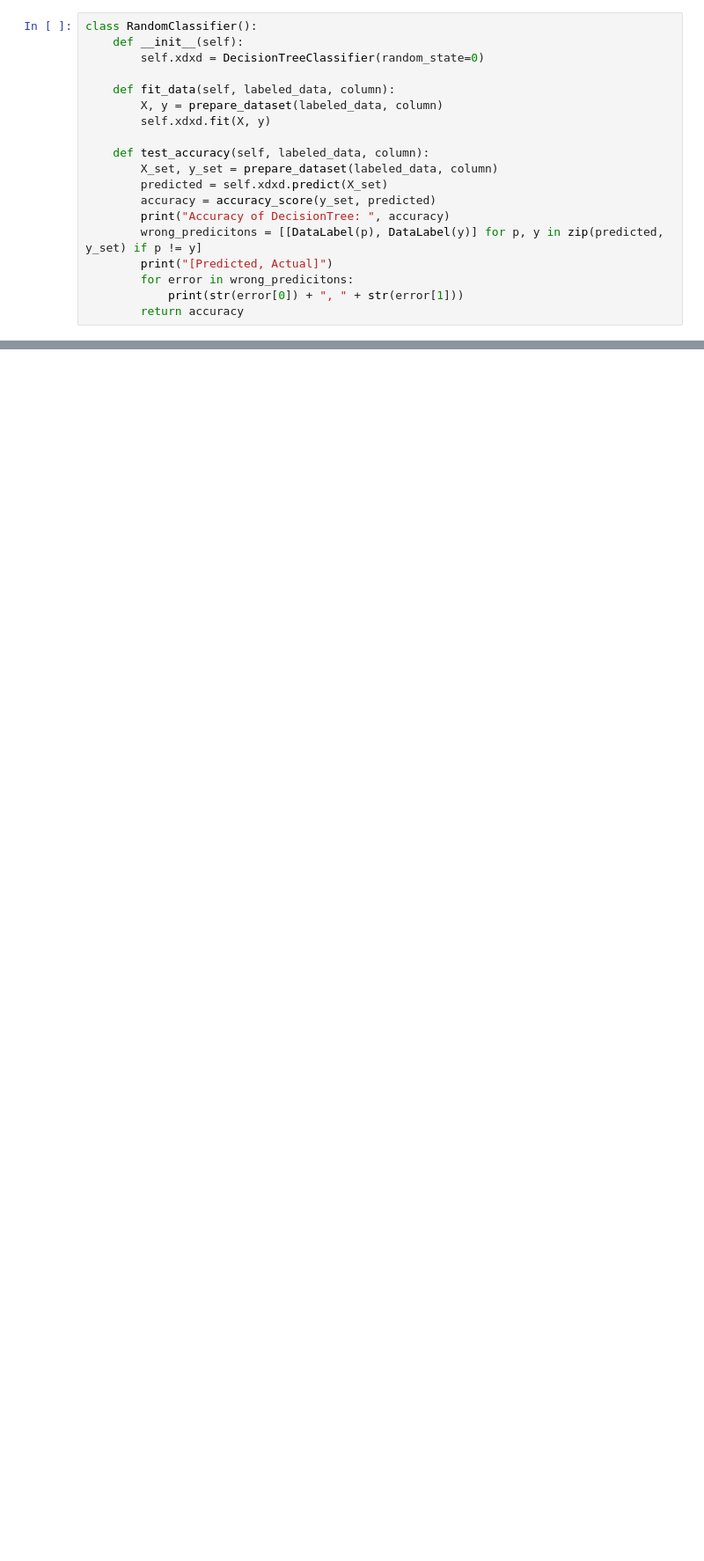
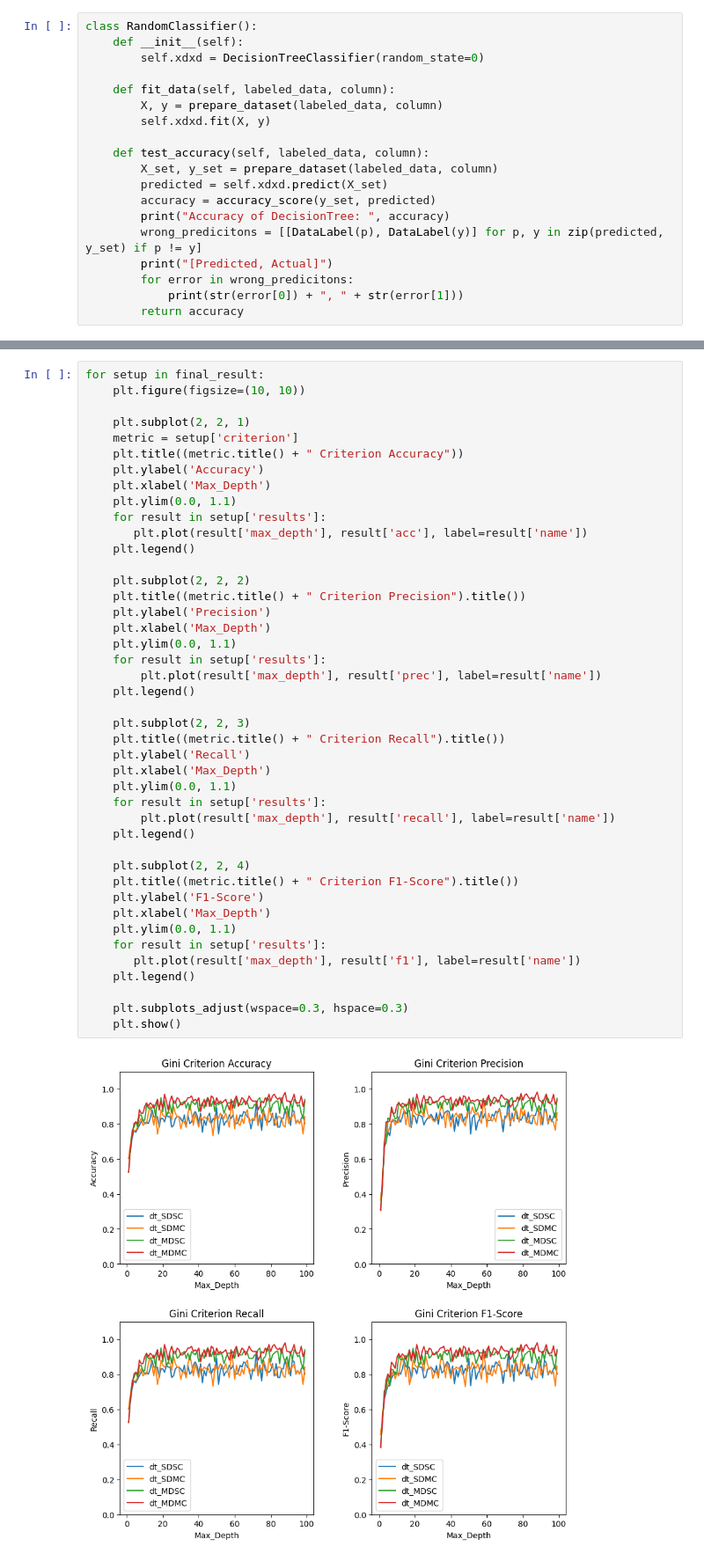
Before and after one commit to kkoz3434/Automatyczne-wykrywanie-i-klasyfikacja-zdarze-dla-system-w-monitorowania-warunk-w-rodowiskowych, a Jupyter notebook: decision_tree_tests/decision_tree_classifier.ipynb, the cells around one changed output, grey strips where cells are left out. Shown: that part at 88% size. Cells and saved outputs as stored; diff of their text form; blank space fills up the shorter version.

```diff
--- a/decision_tree_tests/decision_tree_classifier.ipynb
+++ b/decision_tree_tests/decision_tree_classifier.ipynb
@@ -190,0 +223,45 @@ checking: DT_MDMC
+# %%
+for setup in final_result:
+    plt.figure(figsize=(10, 10))
+
+    plt.subplot(2, 2, 1)
+    metric = setup['criterion']
+    plt.title((metric.title() + " Criterion Accuracy"))
+    plt.ylabel('Accuracy')
+    plt.xlabel('Max_Depth')
+    plt.ylim(0.0, 1.1)
+    for result in setup['results']:
+       plt.plot(result['max_depth'], result['acc'], label=result['name'])
+    plt.legend()
+
+    plt.subplot(2, 2, 2)
+    plt.title((metric.title() + " Criterion Precision").title())
+    plt.ylabel('Precision')
+    plt.xlabel('Max_Depth')
+    plt.ylim(0.0, 1.1)
+    for result in setup['results']:
+        plt.plot(result['max_depth'], result['prec'], label=result['name'])
+    plt.legend()
+
+    plt.subplot(2, 2, 3)
+    plt.title((metric.title() + " Criterion Recall").title())
+    plt.ylabel('Recall')
+    plt.xlabel('Max_Depth')
+    plt.ylim(0.0, 1.1)
+    for result in setup['results']:
+        plt.plot(result['max_depth'], result['recall'], label=result['name'])
+    plt.legend()
+
+    plt.subplot(2, 2, 4)
+    plt.title((metric.title() + " Criterion F1-Score").title())
+    plt.ylabel('F1-Score')
+    plt.xlabel('Max_Depth')
+    plt.ylim(0.0, 1.1)
+    for result in setup['results']:
+       plt.plot(result['max_depth'], result['f1'], label=result['name'])
+    plt.legend()
+
+    plt.subplots_adjust(wspace=0.3, hspace=0.3)
+    plt.show()
+# %% [output]
+[figure, added]
```
Also changed, not shown: parts of 8 cells of this notebook, 5 other files.
